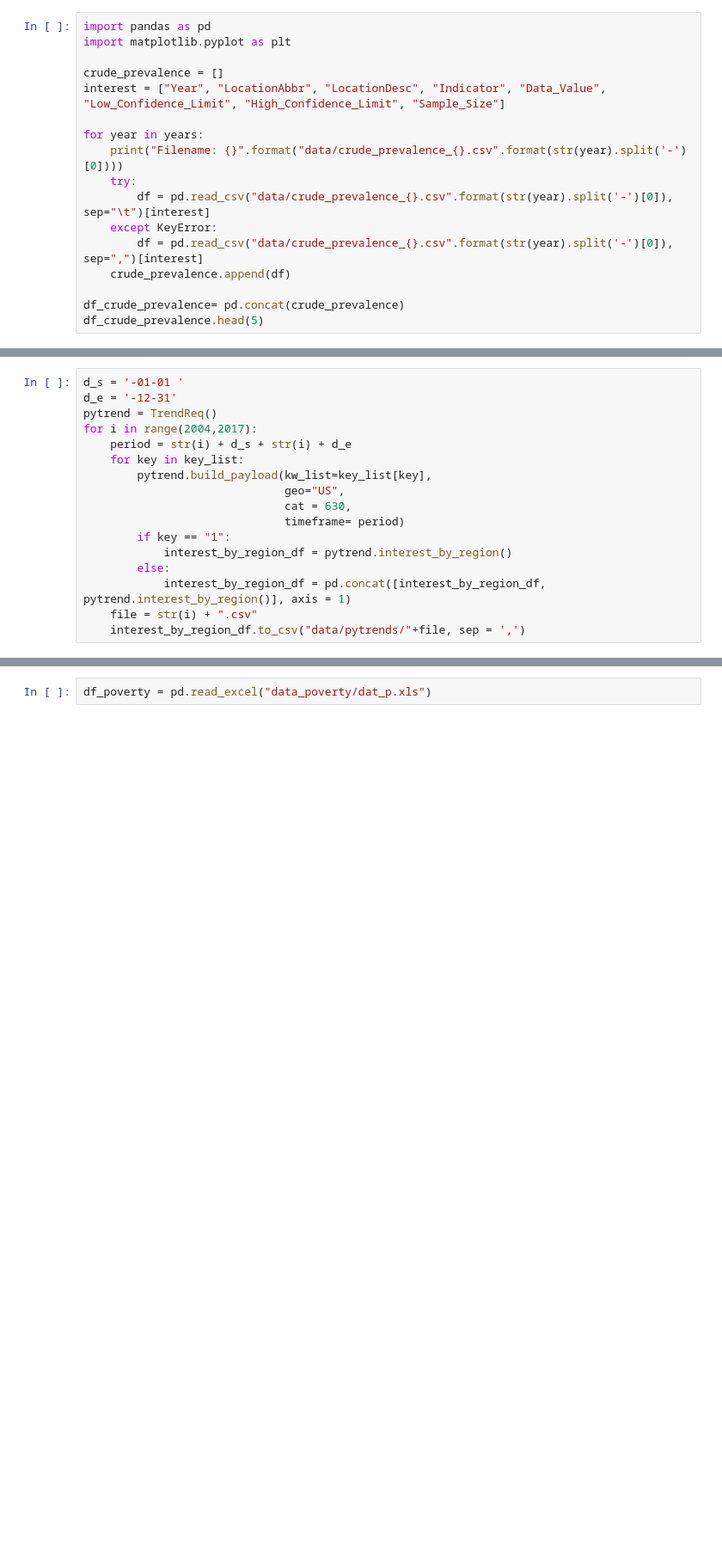
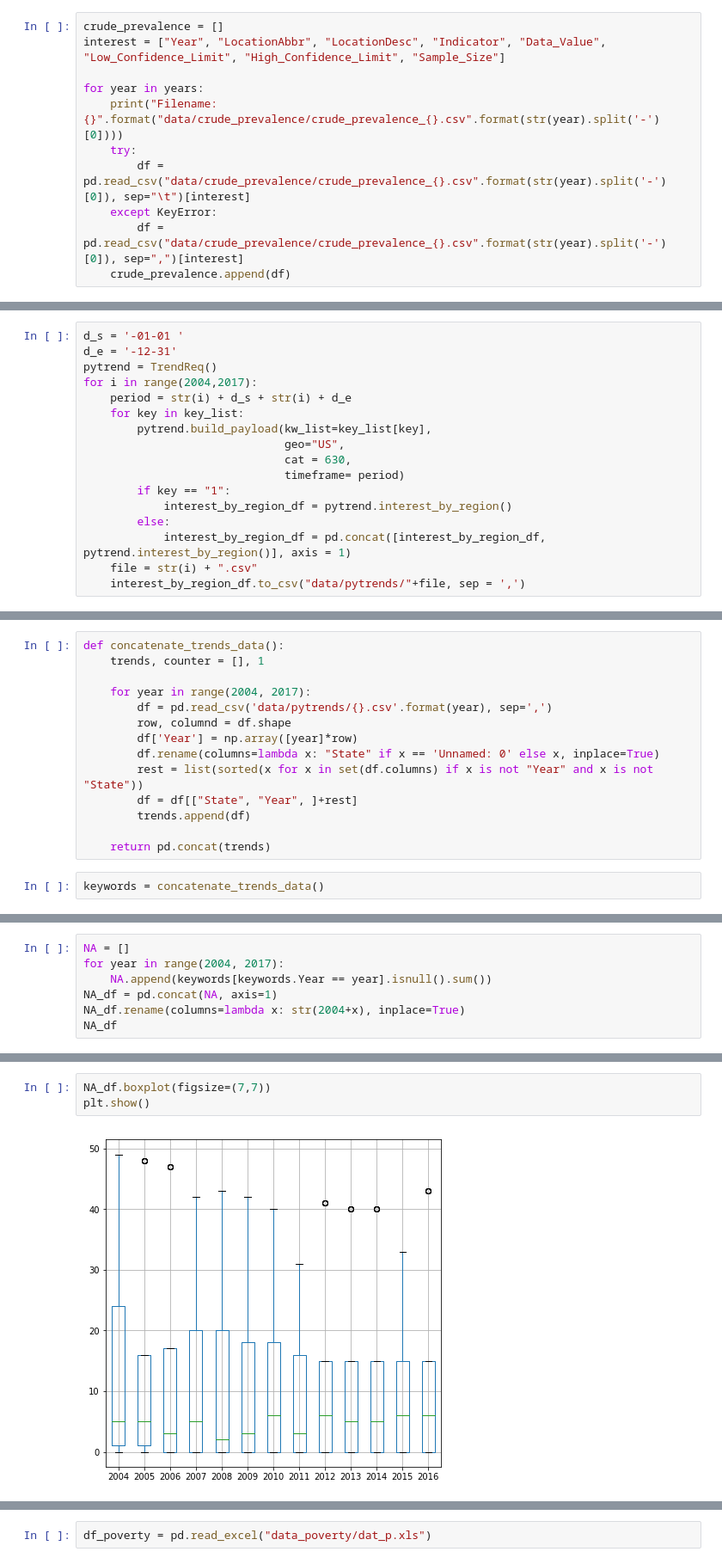
Before and after one commit to belgrades/chronic-disease, a Jupyter notebook: diabetes.ipynb, the cells around one changed output, grey strips where cells are left out. Shown at 86% size. Saved outputs shown, nothing was run; the diff lists cells and outputs as text; blank space fills up the shorter version.

```diff
--- a/diabetes.ipynb
+++ b/diabetes.ipynb
@@ -81,20 +84,14 @@ It's possible to download the data from different sources:
 # %%
 years = pd.date_range(start='31/12/2004', end="31/12/2016", freq="365D")
 # %%
-import pandas as pd
-import matplotlib.pyplot as plt
-
 crude_prevalence = []
 interest = ["Year", "LocationAbbr", "LocationDesc", "Indicator", "Data_Value", "Low_Confidence_Limit", "High_Confidence_Limit", "Sample_Size"]
 
 for year in years:
-    print("Filename: {}".format("data/crude_prevalence_{}.csv".format(str(year).split('-')[0])))
+    print("Filename: {}".format("data/crude_prevalence/crude_prevalence_{}.csv".format(str(year).split('-')[0])))
     try:
-        df = pd.read_csv("data/crude_prevalence_{}.csv".format(str(year).split('-')[0]), sep="\t")[interest]
+        df = pd.read_csv("data/crude_prevalence/crude_prevalence_{}.csv".format(str(year).split('-')[0]), sep="\t")[interest]
     except KeyError:
-        df = pd.read_csv("data/crude_prevalence_{}.csv".format(str(year).split('-')[0]), sep=",")[interest]
+        df = pd.read_csv("data/crude_prevalence/crude_prevalence_{}.csv".format(str(year).split('-')[0]), sep=",")[interest]
     crude_prevalence.append(df)
-
-df_crude_prevalence= pd.concat(crude_prevalence)
-df_crude_prevalence.head(5)
 # %% [output]
@@ -575,0 +542,16 @@ for i in range(2004,2017):
+# %%
+def concatenate_trends_data():
+    trends, counter = [], 1
+
+    for year in range(2004, 2017):
+        df = pd.read_csv('data/pytrends/{}.csv'.format(year), sep=',')
+        row, columnd = df.shape
+        df['Year'] = np.array([year]*row)
+        df.rename(columns=lambda x: "State" if x == 'Unnamed: 0' else x, inplace=True)
+        rest = list(sorted(x for x in set(df.columns) if x is not "Year" and x is not "State"))
+        df = df[["State", "Year", ]+rest]
+        trends.append(df)
+
+    return pd.concat(trends)
+# %%
+keywords = concatenate_trends_data()
@@ -575,0 +609,7 @@ for i in range(2004,2017):
+# %%
+NA = []
+for year in range(2004, 2017):
+    NA.append(keywords[keywords.Year == year].isnull().sum())
+NA_df = pd.concat(NA, axis=1)
+NA_df.rename(columns=lambda x: str(2004+x), inplace=True)
+NA_df
@@ -575,0 +636,5 @@ for i in range(2004,2017):
+# %%
+NA_df.boxplot(figsize=(7,7))
+plt.show()
+# %% [output]
+[figure, added]
```
Also changed, not shown: parts of 60 cells of this notebook.
